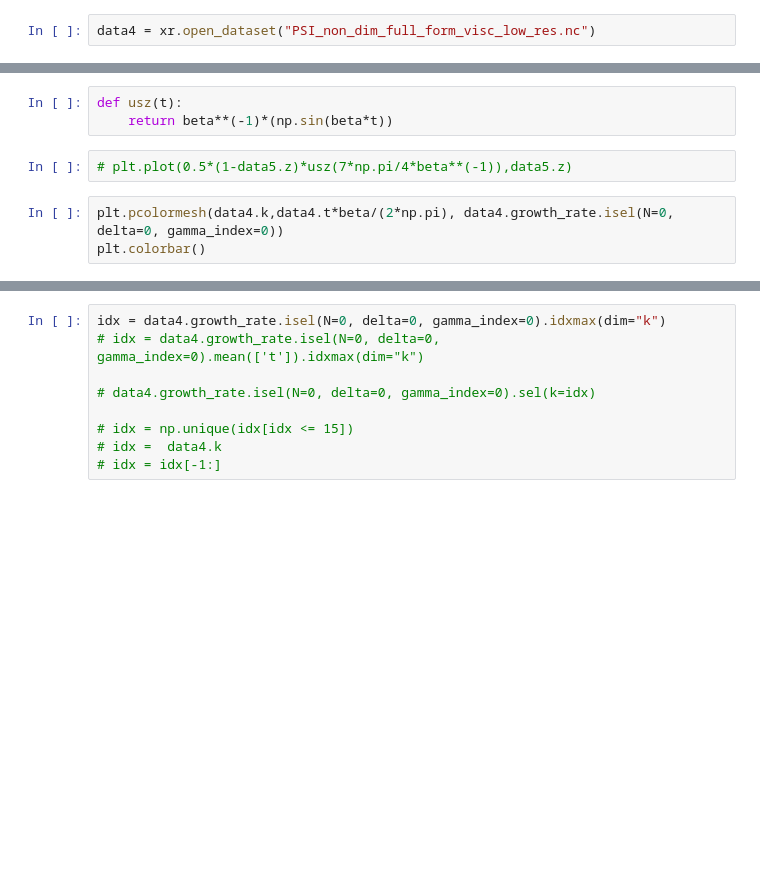
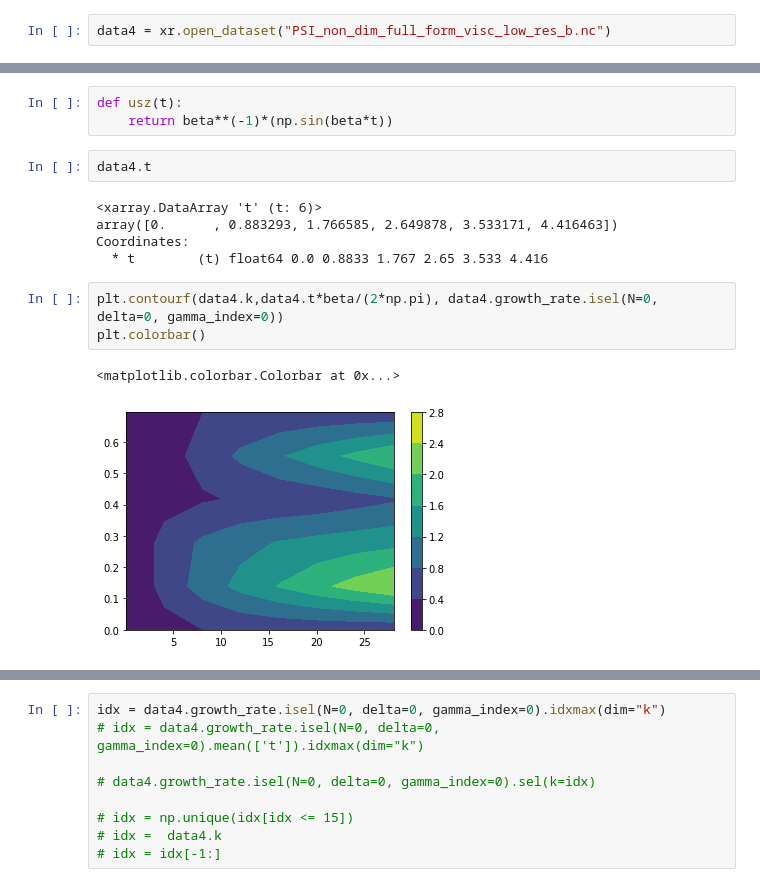
Before and after one commit to loganpknudsen/BottomBoundaryLayer, a Jupyter notebook: PSI_growth_rate_checker.ipynb, the cells around one changed output, grey strips where cells are left out. Cells and saved outputs as stored; diff of their text form; blank space fills up the shorter version.

```diff
--- a/PSI_growth_rate_checker.ipynb
+++ b/PSI_growth_rate_checker.ipynb
@@ -3,7 +3,7 @@ import numpy as np
 import matplotlib.pyplot as plt
 import xarray as xr
 # %%
-data4 = xr.open_dataset("PSI_non_dim_full_form_visc_low_res.nc")
+data4 = xr.open_dataset("PSI_non_dim_full_form_visc_low_res_b.nc")
 # %%
 N_list = [(1*10**(-5))**(0.5)]  # np.linspace((1e-7)**(0.5),(8e-4)**(0.5),51)  # np.array([(1e-5)**(0.5)])  # stratification
 theta = 5*10**(-3)
@@ -19,8 +19,16 @@ def vsz(t):
 def usz(t):
     return beta**(-1)*(np.sin(beta*t))
 # %%
-# plt.plot(0.5*(1-data5.z)*usz(7*np.pi/4*beta**(-1)),data5.z)
+data4.t
+# %% [output]
+<xarray.DataArray 't' (t: 6)>
+array([0.      , 0.883293, 1.766585, 2.649878, 3.533171, 4.416463])
+Coordinates:
+  * t        (t) float64 0.0 0.8833 1.767 2.65 3.533 4.416
 # %%
-plt.pcolormesh(data4.k,data4.t*beta/(2*np.pi), data4.growth_rate.isel(N=0, delta=0, gamma_index=0))
+plt.contourf(data4.k,data4.t*beta/(2*np.pi), data4.growth_rate.isel(N=0, delta=0, gamma_index=0))
 plt.colorbar()
+# %% [output]
+<matplotlib.colorbar.Colorbar at 0x...>
+[figure, added]
 # %%
```
Also changed, not shown: parts of 13 cells of this notebook, 1 other file.
